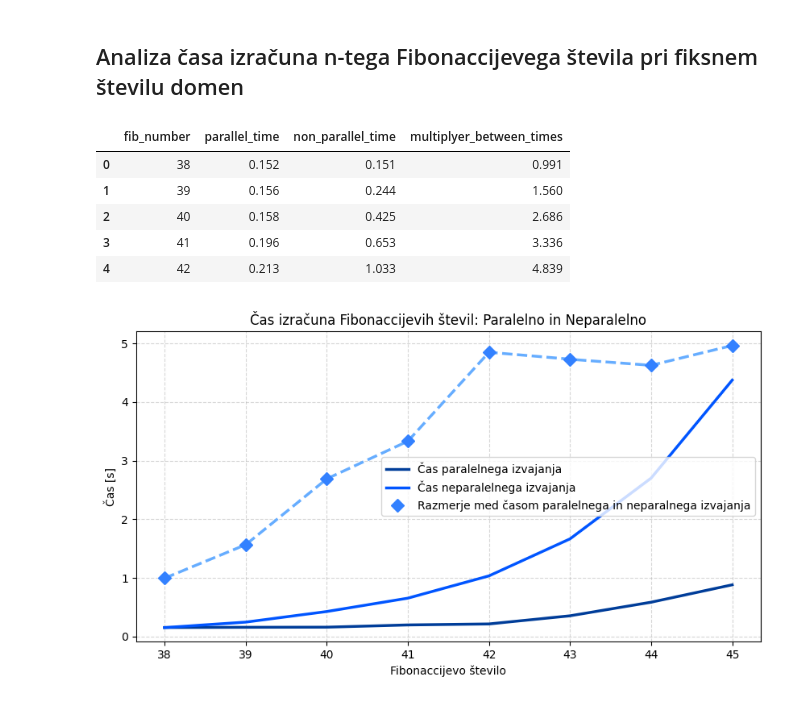
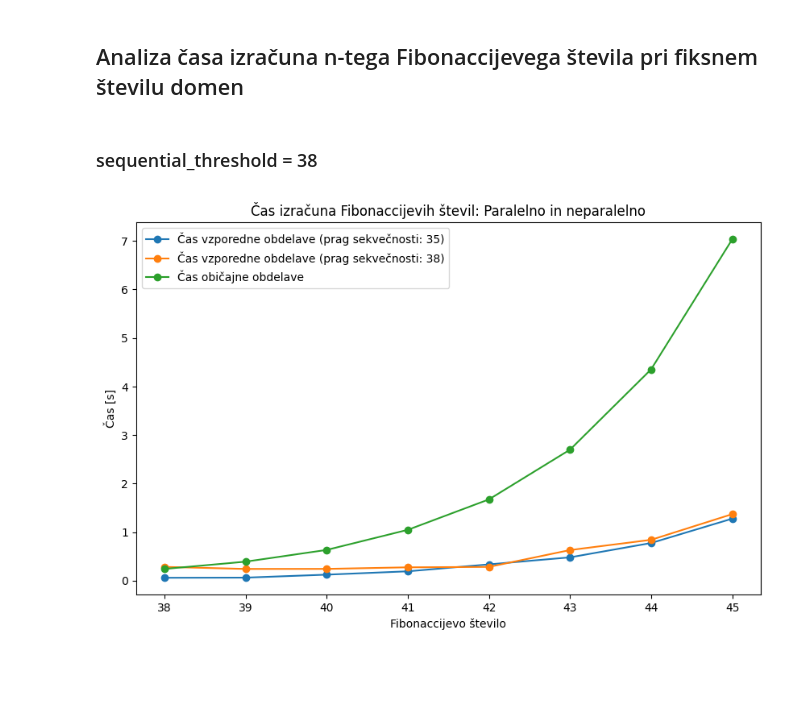
Before and after one commit to tjazerzen/Avtomatska-paralelizacija-v-OCamlu, a Jupyter notebook: playground/graph/computation_time_analysis/computation_time_analysis.ipynb, the cells around one changed output. Drawn from its saved outputs; the diff is of its cells as text; code cells hidden in the pictures; blank space fills up the shorter version.

```diff
--- a/playground/graph/computation_time_analysis/computation_time_analysis.ipynb
+++ b/playground/graph/computation_time_analysis/computation_time_analysis.ipynb
@@ -54,40 +54,28 @@ df_fib_n = pd.read_csv('fib_par_n.csv')
-# %%
-df_fib_n.head()
-# %% [output]
-|  | fib_number | parallel_time | non_parallel_time | multiplyer_between_times |
-| 0 | 38 | 0.152 | 0.151 | 0.991 |
-| 1 | 39 | 0.156 | 0.244 | 1.560 |
-| 2 | 40 | 0.158 | 0.425 | 2.686 |
-| 3 | 41 | 0.196 | 0.653 | 3.336 |
-| 4 | 42 | 0.213 | 1.033 | 4.839 |
-# %%
-fig, ax = plt.subplots(figsize=(10, 5))
-
-colors = ['#66ADFF', '#3381FF', '#0055FF', '#003D99']
-
-# Plot computation times
-ax.plot(df_fib_n['fib_number'], df_fib_n['parallel_time'], label='Čas paralelnega izvajanja', color=colors[3], linewidth=2.5)
-ax.plot(df_fib_n['fib_number'], df_fib_n['non_parallel_time'], label='Čas neparalelnega izvajanja', color=colors[2], linewidth=2.5)
-ax.set_xlabel('Fibonaccijevo število')
-ax.set_ylabel('Čas [s]')
-ax.set_title('Čas izračuna Fibonaccijevih števil: Paralelno in Neparalelno')
-
-# Interpolate speedup between points
-fib_numbers = df_fib_n['fib_number']
-interp_fib_numbers = np.linspace(fib_numbers.min(), fib_numbers.max(), num=1000, endpoint=True)
-interp_speedup = np.interp(interp_fib_numbers, fib_numbers, df_fib_n['non_parallel_time'] / df_fib_n['parallel_time'])
-
-# Plot interpolated speedup as a line
-ax.plot(interp_fib_numbers, interp_speedup, color=colors[0], linestyle='--', linewidth=2.5)
-
-# Plot speedup as discrete points
-ax.plot(df_fib_n['fib_number'], df_fib_n['non_parallel_time'] / df_fib_n['parallel_time'], 'D', label='Razmerje med časom paralelnega in neparalnega izvajanja', color=colors[1], markersize=8)
-
-ax.legend()
-ax.grid(True, linestyle='--', alpha=0.5)
-
-plt.savefig('fib_par_v_odvisnosti_od_n.jpg')
-
-plt.show()
-# %% [output]
-[figure, removed]
+# %% [markdown]
+### sequential_threshold = 38
+# %%
+# Read the CSV file into a pandas DataFrame
+data = pd.read_csv('fib_par_n.csv')
+
+# Izlušči stolpce z podatki
+fib_number = data['fib_number']
+parallel_time_lower_threshold = data['parallel_time_lower_threshold']
+parallel_time_upper_threshold = data['parallel_time_upper_threshold']
+non_parallel_time = data['non_parallel_time']
+
+# Prilagodi graf
+plt.figure(figsize=(10, 6))
+plt.plot(fib_number, parallel_time_lower_threshold, marker='o', label='Čas vzporedne obdelave (prag sekvečnosti: 35)')
+plt.plot(fib_number, parallel_time_upper_threshold, marker='o', label='Čas vzporedne obdelave (prag sekvečnosti: 38)')
+plt.plot(fib_number, non_parallel_time, marker='o', label='Čas običajne obdelave')
+plt.xlabel('Fibonaccijevo število')
+plt.ylabel('Čas [s]')
+plt.title('Čas izračuna Fibonaccijevih števil: Paralelno in neparalelno')
+plt.legend()
+
+plt.savefig('fib_par_v_odvisnosti_od_n.jpg')
+
+# Prikaz grafa
+plt.show()
+# %% [output]
+[figure, added]
```
Also changed, not shown: parts of 2 cells of this notebook, 10 other files.
